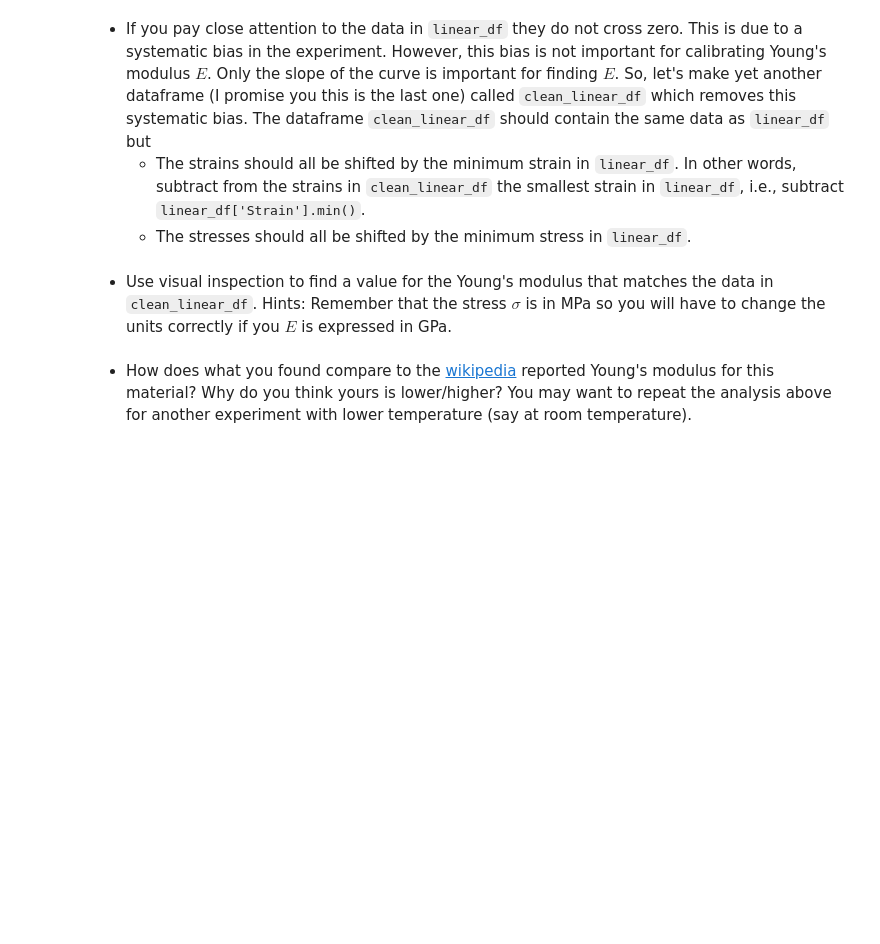
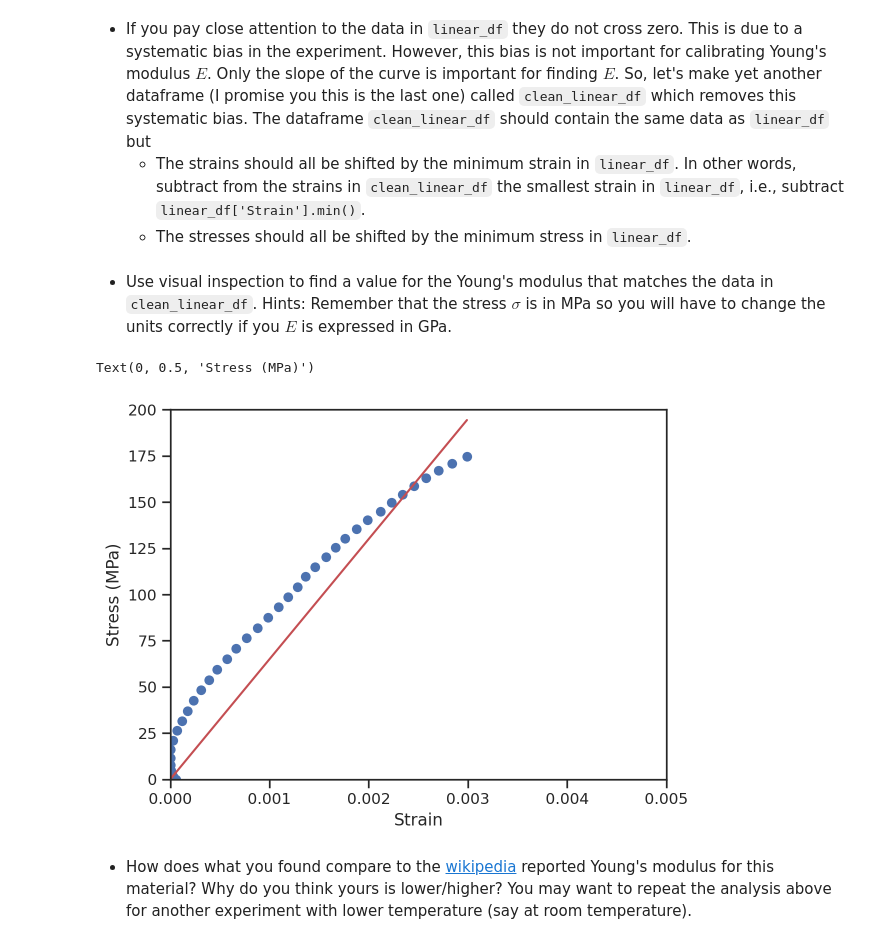
Before and after one commit to NinjaKiwi92/My-First-Repository, a Jupyter notebook: lecture05/homework_05.ipynb, the cells around one changed output. Drawn from its saved outputs; the diff is of its cells as text; code cells hidden in the pictures; blank space fills up the shorter version.

```diff
--- a/lecture05/homework_05.ipynb
+++ b/lecture05/homework_05.ipynb
@@ -224,12 +249,25 @@ The dataframe `clean_linear_df` should contain the same data as `linear_df` but
     + The strains should all be shifted by the minimum strain in `linear_df`. In other words, subtract from the strains in `clean_linear_df` the smallest strain in `linear_df`, i.e., subtract `linear_df['Strain'].min()`.
     + The stresses should all be shifted by the minimum stress in `linear_df`.
 # %%
-# your code here
+clean_strain = linear_df['Strain'] - linear_df['Strain'].min()
+clean_stress = linear_df['Stress_MPa'] - linear_df['Stress_MPa'].min()
+clean_linear_df = pd.DataFrame({'Strain': clean_strain, 'Stress_MPa': clean_stress})
 # %% [markdown]
 + Use visual inspection to find a value for the Young's modulus that matches the data in `clean_linear_df`.
 Hints: Remember that the stress $\sigma$ is in MPa so you will have to change the units correctly if you $E$ is expressed in GPa.
 # %%
-# your code here
+E_guess = 65*1000 # converted to MPa, guess is 65 GPa
+predicted_stress = E_guess * clean_linear_df['Strain']
+# Code below is for visual inspection plots to check my guess.
+plt.plot(clean_linear_df['Strain'], clean_linear_df['Stress_MPa'], 'o')
+plt.plot(clean_linear_df['Strain'], predicted_stress, 'r-')
+plt.xlim(0, 0.005)
+plt.ylim(0, 200)
+plt.xlabel('Strain')
+plt.ylabel('Stress (MPa)')
+# %% [output]
+Text(0, 0.5, 'Stress (MPa)')
+[figure, added]
 # %% [markdown]
 + How does what you found compare to the [wikipedia](https://en.wikipedia.org/wiki/6061_aluminium_alloy) reported Young's modulus for this material? Why do you think yours is lower/higher? You may want to repeat the analysis above for another experiment with lower temperature (say at room temperature).
 # %%
```
Also changed, not shown: parts of 4 cells of this notebook.
